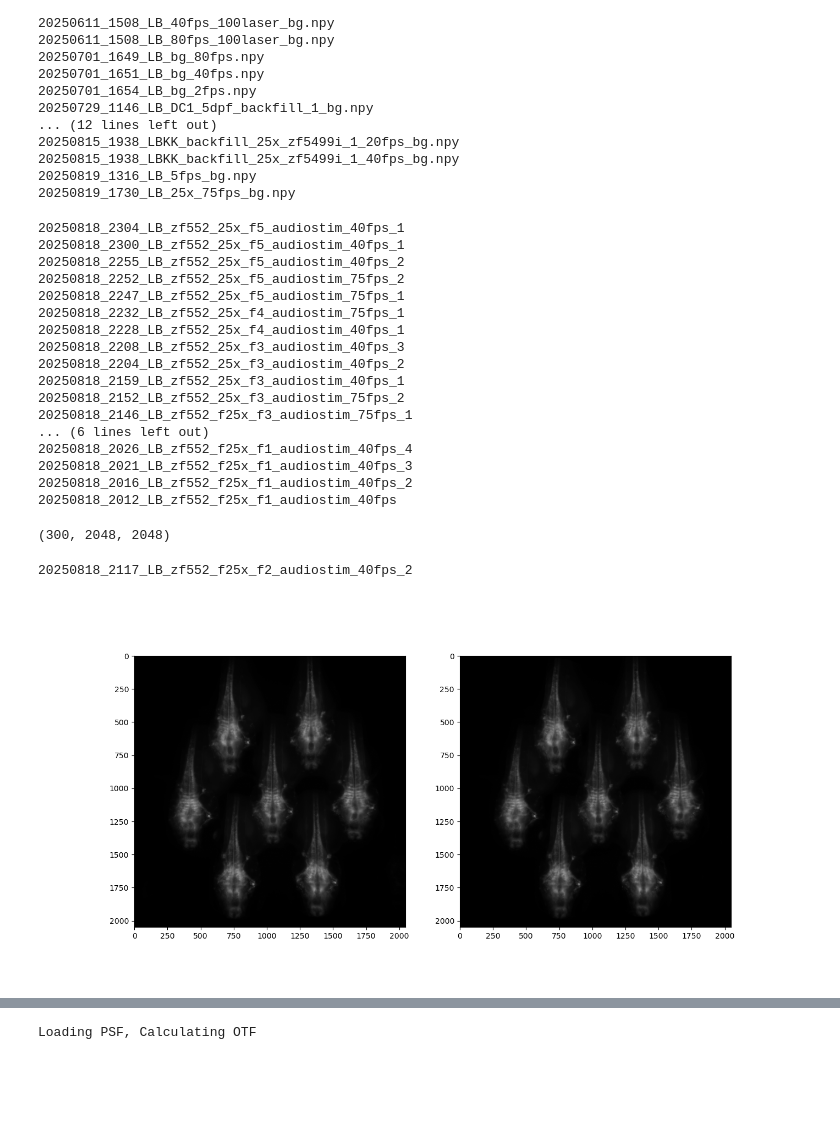
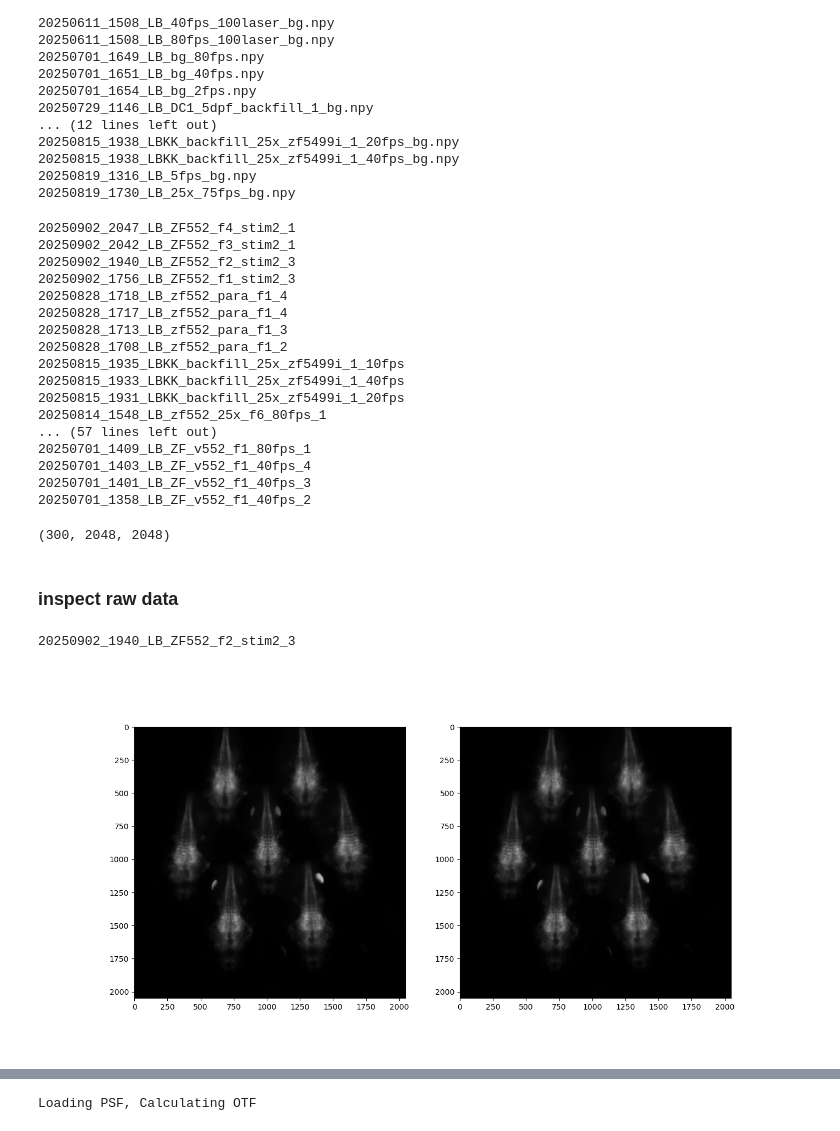
Before and after one commit to LukBorn/LFM, a Jupyter notebook: imaging/deconvolve_recording.ipynb, the cells around one changed output, grey strips where cells are left out. Drawn from its saved outputs; the diff is of its cells as text; code cells hidden in the pictures; blank space fills up the shorter version.

```diff
--- a/imaging/deconvolve_recording.ipynb
+++ b/imaging/deconvolve_recording.ipynb
@@ -55,8 +56,8 @@ for file in sorted(pathlib.Path(os.path.expanduser(pn_bg)).iterdir()):
 20250819_1316_LB_5fps_bg.npy
 20250819_1730_LB_25x_75fps_bg.npy
 # %%
-# pn_rec = r"Y:/hpc/r/lfm2025/recordings"
-pn_rec = r"~/hpc-r/lfm2025/recordings/2025_0818_zf_audiostim"
+# pn_rec = r"~/hpc-r/lfm2025/recordings"
+pn_rec = r"~/hpc-r/lfm2025/recordings"
 includes = ['']
 excludes = ["bg"]
 
@@ -64,23 +65,23 @@ recs = [os.path.basename(rec) for rec in sorted(glob.glob(os.path.expanduser(os.
 recs = [rec for rec in recs if all([s in rec for s in includes]) and not any([s in rec for s in excludes])]
 print('\n'.join(recs))
 # %% [output]
-20250818_2304_LB_zf552_25x_f5_audiostim_40fps_1
-20250818_2300_LB_zf552_25x_f5_audiostim_40fps_1
-20250818_2255_LB_zf552_25x_f5_audiostim_40fps_2
-20250818_2252_LB_zf552_25x_f5_audiostim_75fps_2
-20250818_2247_LB_zf552_25x_f5_audiostim_75fps_1
-20250818_2232_LB_zf552_25x_f4_audiostim_75fps_1
-20250818_2228_LB_zf552_25x_f4_audiostim_40fps_1
-20250818_2208_LB_zf552_25x_f3_audiostim_40fps_3
-20250818_2204_LB_zf552_25x_f3_audiostim_40fps_2
-20250818_2159_LB_zf552_25x_f3_audiostim_40fps_1
-20250818_2152_LB_zf552_25x_f3_audiostim_75fps_2
-20250818_2146_LB_zf552_f25x_f3_audiostim_75fps_1
-... (6 lines left out)
-20250818_2026_LB_zf552_f25x_f1_audiostim_40fps_4
-20250818_2021_LB_zf552_f25x_f1_audiostim_40fps_3
-20250818_2016_LB_zf552_f25x_f1_audiostim_40fps_2
-20250818_2012_LB_zf552_f25x_f1_audiostim_40fps
+20250902_2047_LB_ZF552_f4_stim2_1
+20250902_2042_LB_ZF552_f3_stim2_1
+20250902_1940_LB_ZF552_f2_stim2_3
+20250902_1756_LB_ZF552_f1_stim2_3
+20250828_1718_LB_zf552_para_f1_4
+20250828_1717_LB_zf552_para_f1_4
+20250828_1713_LB_zf552_para_f1_3
+20250828_1708_LB_zf552_para_f1_2
+20250815_1935_LBKK_backfill_25x_zf5499i_1_10fps
+20250815_1933_LBKK_backfill_25x_zf5499i_1_40fps
+20250815_1931_LBKK_backfill_25x_zf5499i_1_20fps
+20250814_1548_LB_zf552_25x_f6_80fps_1
+... (57 lines left out)
+20250701_1409_LB_ZF_v552_f1_80fps_1
+20250701_1403_LB_ZF_v552_f1_40fps_4
+20250701_1401_LB_ZF_v552_f1_40fps_3
+20250701_1358_LB_ZF_v552_f1_40fps_2
 # %%
 import i_o
 importlib.reload(i_o)
@@ -92,7 +93,7 @@ pn_bg = r"~/hpc-rw/lfm/bg"
 url_home = r"/home/lubo12/"
 pn_out = r"~/hpc-rw/lfm/results"
 
-dataset_name = "20250818_2107_LB_zf552_f25x_f2_audiostim_75fps_2"
+dataset_name = "20250902_1756_LB_ZF552_f1_stim2_3"
 psf_name = "20250819_1203_PSF_LB_25x_5fps"
 bg_name = "20250819_1730_LB_25x_75fps_bg.npy"
 
@@ -120,2 +120,4 @@ print(psf.shape)
 # %% [output]
 (300, 2048, 2048)
+# %% [markdown]
+### inspect raw data
@@ -122,16 +149,16 @@ print(psf.shape)
 # %%
 vmax=100
-
+# paths.raw = paths.pn_outrec + "/raw_df.h5"
 
 fig, ax = plt.subplots(1,2,figsize = (14,7))
 bg = lazyh5(paths.bg)["data"][crop[0]:crop[1],crop[2]:crop[3]]
 with h5py.File(paths.raw, "r") as f:
-    ims = np.array(f["data"][25:50,crop[0]:crop[1],crop[2]:crop[3]])
+    ims = np.array(f["data"][225:250,crop[0]:crop[1],crop[2]:crop[3]])
 im = ims[0]
 
 ax[0].imshow(im, cmap = "gray",vmax=vmax)
 ax[1].imshow((im-bg)*mask, cmap="gray",vmax=vmax)
 print(dataset_name)
 # %% [output]
-20250818_2117_LB_zf552_f25x_f2_audiostim_40fps_2
+20250902_1940_LB_ZF552_f2_stim2_3
-[figure, old version]
+[figure, new version]
```
Also changed, not shown: parts of 29 cells of this notebook, 9 other files.
